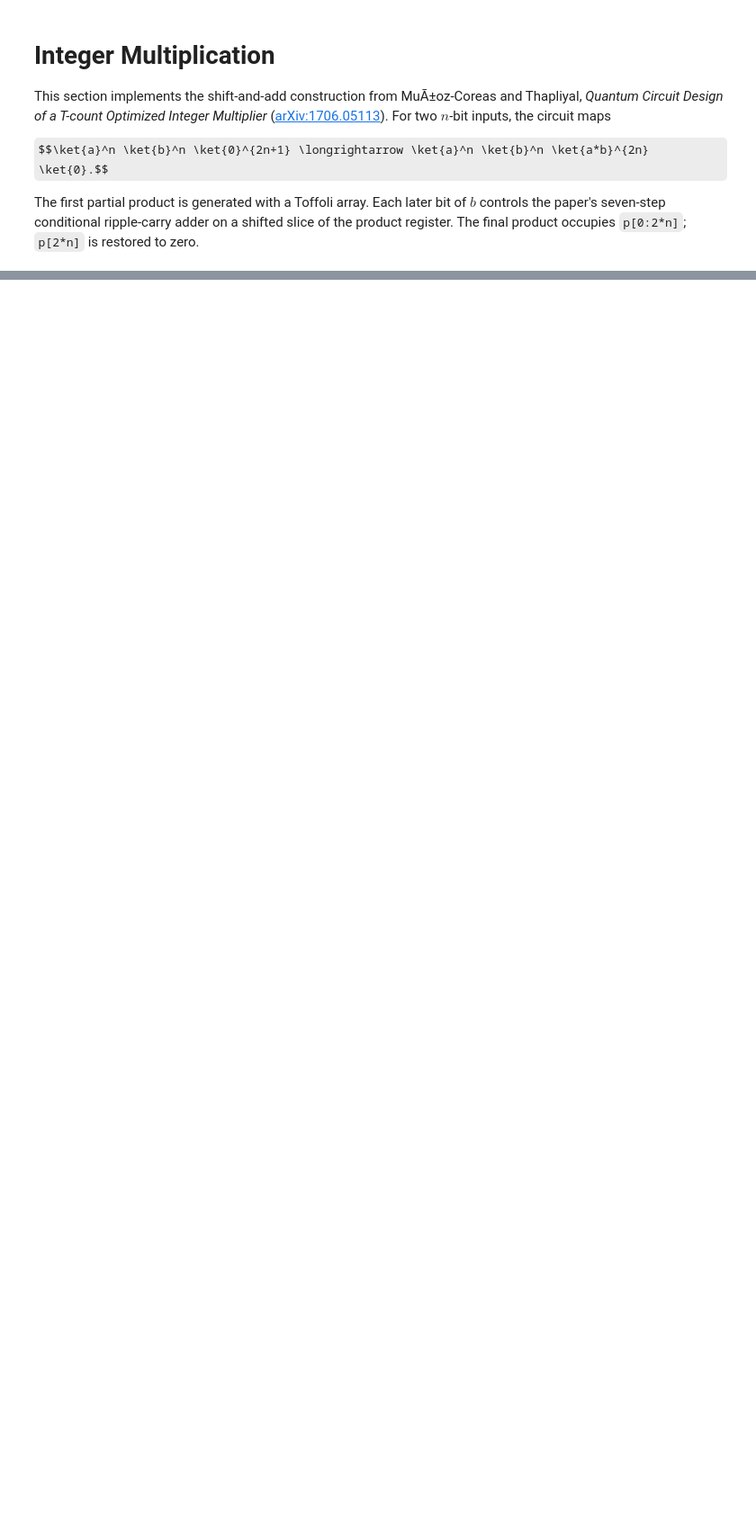
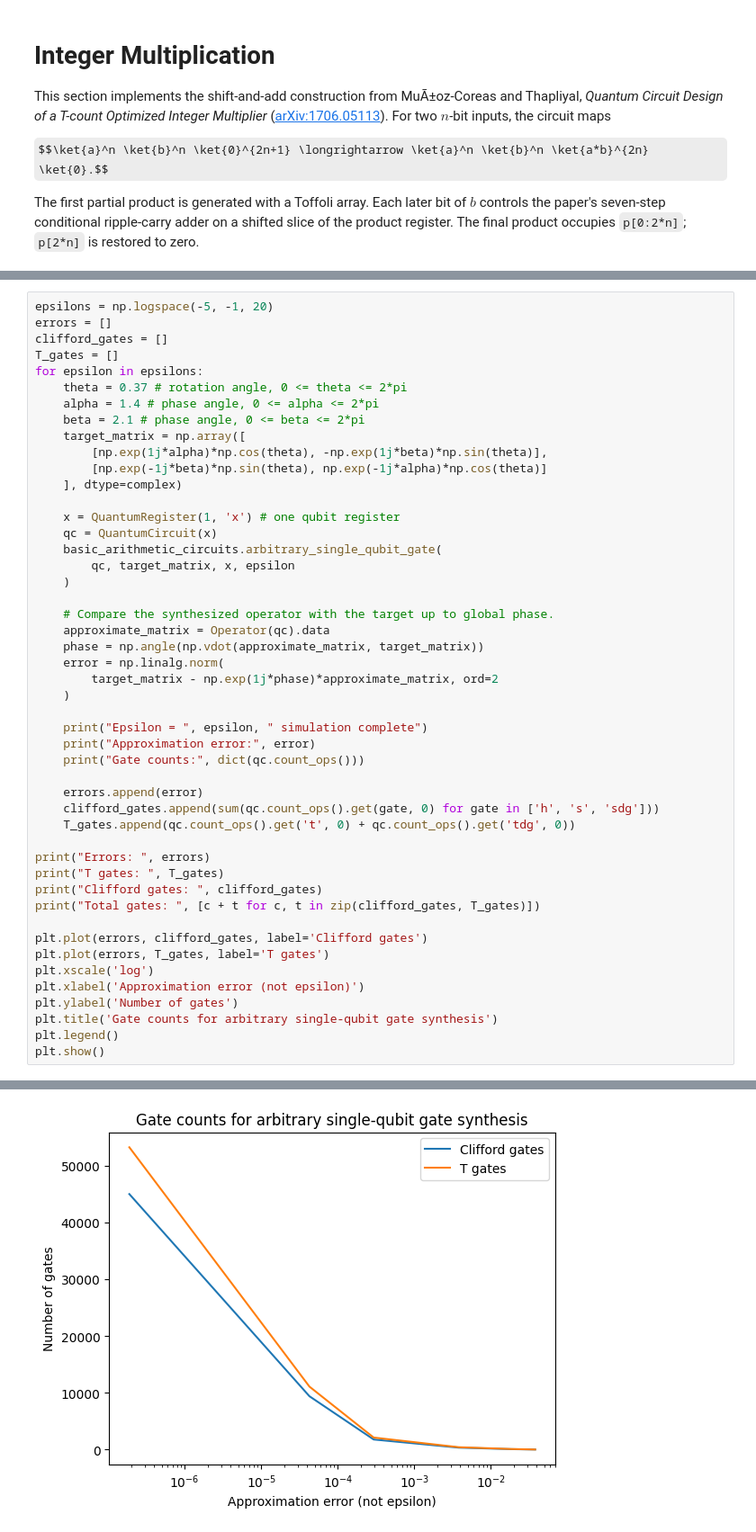
Before and after one commit to lincolnajohnston/Quantum-NTE, a Jupyter notebook: Elementary_circuits/basic_arithmetic_circuits_testing.ipynb, the cells around one changed output, grey strips where cells are left out. Shown at 90% size. Saved outputs shown, nothing was run; the diff lists cells and outputs as text; some formulas as TeX source; blank space fills up the shorter version.

Commit message:
implementation of an arbitary 1-qubit gate using the Solovay-Kitaev Theorem and tests to show gate scaling using this method

```diff
--- a/Elementary_circuits/basic_arithmetic_circuits_testing.ipynb
+++ b/Elementary_circuits/basic_arithmetic_circuits_testing.ipynb
@@ -757,0 +815,49 @@ All tests passed.
+# %%
+epsilons = np.logspace(-5, -1, 20)
+errors = []
+clifford_gates = []
+T_gates = []
+for epsilon in epsilons:
+    theta = 0.37 # rotation angle, 0 <= theta <= 2*pi
+    alpha = 1.4 # phase angle, 0 <= alpha <= 2*pi
+    beta = 2.1 # phase angle, 0 <= beta <= 2*pi
+    target_matrix = np.array([
+        [np.exp(1j*alpha)*np.cos(theta), -np.exp(1j*beta)*np.sin(theta)],
+        [np.exp(-1j*beta)*np.sin(theta), np.exp(-1j*alpha)*np.cos(theta)]
+    ], dtype=complex)
+
+    x = QuantumRegister(1, 'x') # one qubit register
+    qc = QuantumCircuit(x)
+    basic_arithmetic_circuits.arbitrary_single_qubit_gate(
+        qc, target_matrix, x, epsilon
+    )
+
+    # Compare the synthesized operator with the target up to global phase.
+    approximate_matrix = Operator(qc).data
+    phase = np.angle(np.vdot(approximate_matrix, target_matrix))
+    error = np.linalg.norm(
+        target_matrix - np.exp(1j*phase)*approximate_matrix, ord=2
+    )
+
+    print("Epsilon = ", epsilon, " simulation complete")
+    print("Approximation error:", error)
+    print("Gate counts:", dict(qc.count_ops()))
+
+    errors.append(error)
+    clifford_gates.append(sum(qc.count_ops().get(gate, 0) for gate in ['h', 's', 'sdg']))
+    T_gates.append(qc.count_ops().get('t', 0) + qc.count_ops().get('tdg', 0))
+
+print("Errors: ", errors)
+print("T gates: ", T_gates)
+print("Clifford gates: ", clifford_gates)
+print("Total gates: ", [c + t for c, t in zip(clifford_gates, T_gates)])
+
+plt.plot(errors, clifford_gates, label='Clifford gates')
+plt.plot(errors, T_gates, label='T gates')
+plt.xscale('log')
+plt.xlabel('Approximation error (not epsilon)')
+plt.ylabel('Number of gates')
+plt.title('Gate counts for arbitrary single-qubit gate synthesis')
+plt.legend()
+plt.show()
+# %% [output]
@@ -757,0 +881 @@ All tests passed.
+[figure, added]
```
Also changed, not shown: parts of 6 cells of this notebook, 2 other files.
